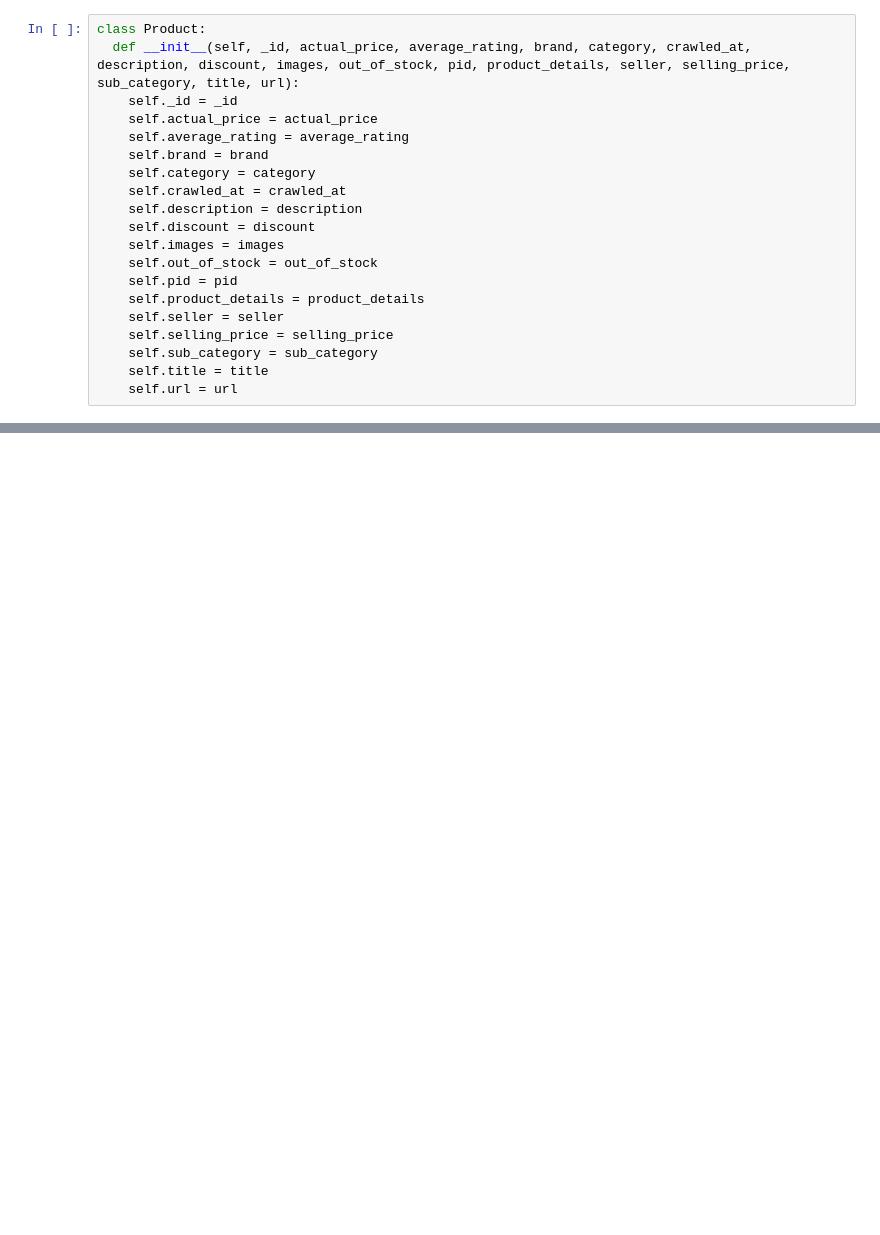
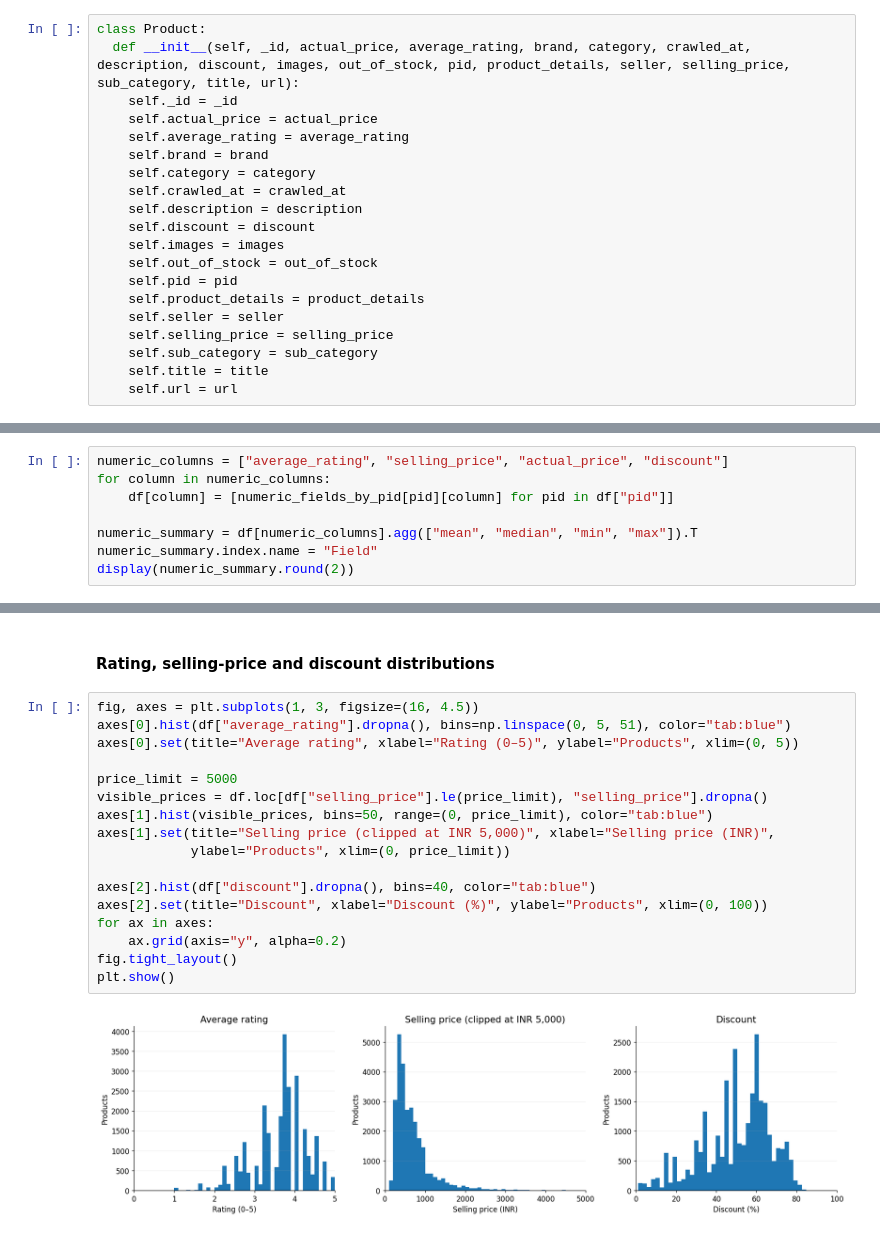
Before and after one commit to daviP4iva/irwa-search-engine, a Jupyter notebook: project_progress/part_1/IRWA_part1.ipynb, the cells around one changed output, grey strips where cells are left out. Saved outputs shown, nothing was run; the diff lists cells and outputs as text; blank space fills up the shorter version.

```diff
--- a/project_progress/part_1/IRWA_part1.ipynb
+++ b/project_progress/part_1/IRWA_part1.ipynb
@@ -142,0 +377,8 @@ print('text results: ', text_index[search], 'detail results: ', detail_index[sea
+# %%
+numeric_columns = ["average_rating", "selling_price", "actual_price", "discount"]
+for column in numeric_columns:
+    df[column] = [numeric_fields_by_pid[pid][column] for pid in df["pid"]]
+
+numeric_summary = df[numeric_columns].agg(["mean", "median", "min", "max"]).T
+numeric_summary.index.name = "Field"
+display(numeric_summary.round(2))
@@ -142,0 +392,21 @@ print('text results: ', text_index[search], 'detail results: ', detail_index[sea
+# %% [markdown]
+#### Rating, selling-price and discount distributions
+# %%
+fig, axes = plt.subplots(1, 3, figsize=(16, 4.5))
+axes[0].hist(df["average_rating"].dropna(), bins=np.linspace(0, 5, 51), color="tab:blue")
+axes[0].set(title="Average rating", xlabel="Rating (0–5)", ylabel="Products", xlim=(0, 5))
+
+price_limit = 5000
+visible_prices = df.loc[df["selling_price"].le(price_limit), "selling_price"].dropna()
+axes[1].hist(visible_prices, bins=50, range=(0, price_limit), color="tab:blue")
+axes[1].set(title="Selling price (clipped at INR 5,000)", xlabel="Selling price (INR)",
+            ylabel="Products", xlim=(0, price_limit))
+
+axes[2].hist(df["discount"].dropna(), bins=40, color="tab:blue")
+axes[2].set(title="Discount", xlabel="Discount (%)", ylabel="Products", xlim=(0, 100))
+for ax in axes:
+    ax.grid(axis="y", alpha=0.2)
+fig.tight_layout()
+plt.show()
+# %% [output]
+[figure, added]
```
Also changed, not shown: parts of 32 cells of this notebook, 2 other files.
